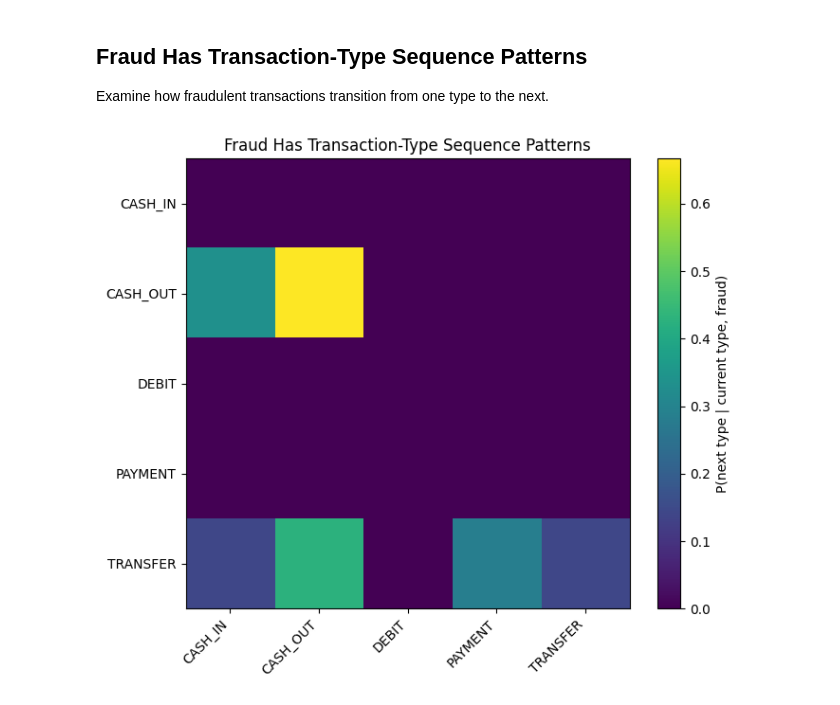
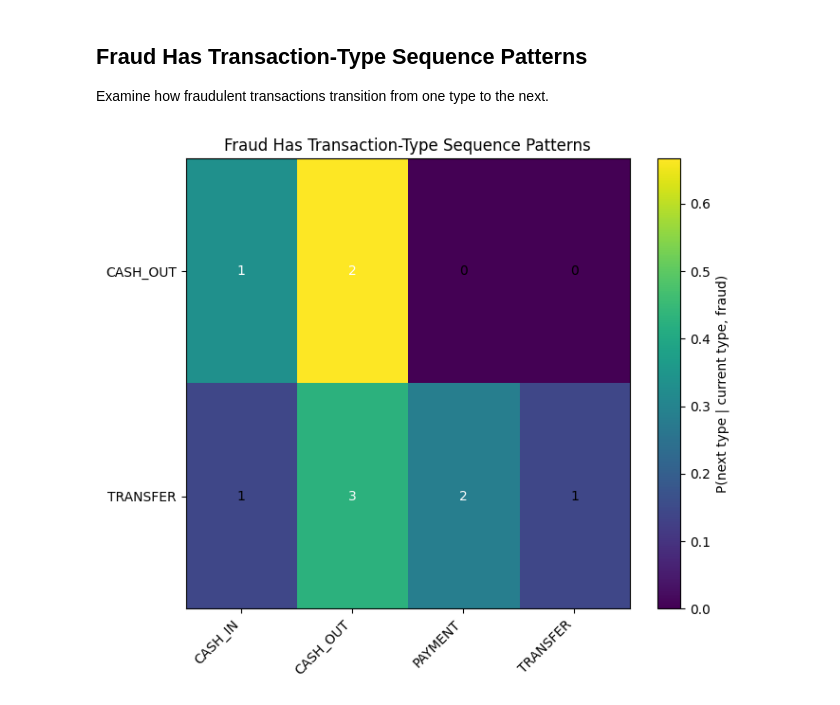
Before and after one commit to Victor-Daniel-M/aws-ans-c01, a Jupyter notebook: paysim_eda_notebook.ipynb, the cells around one changed output. Saved outputs shown, nothing was run; the diff lists cells and outputs as text; code cells hidden in the pictures.

```diff
--- a/paysim_eda_notebook.ipynb
+++ b/paysim_eda_notebook.ipynb
@@ -223,30 +223,36 @@ Examine how fraudulent transactions transition from one type to the next.
 # %%
 df_trans = df.sort_values(["nameOrig", "step"]).copy()
 df_trans["next_type"] = df_trans.groupby("nameOrig")["type"].shift(-1)
 df_trans = df_trans.dropna(subset=["next_type"])
 
 fraud_trans = df_trans[df_trans["isFraud"] == 1]
 
-types = sorted(df["type"].unique())
-
-fraud_matrix = (
-    pd.crosstab(
-        fraud_trans["type"],
-        fraud_trans["next_type"],
-        normalize="index"
-    )
-    .reindex(index=types, columns=types)
-    .fillna(0)
+fraud_counts = pd.crosstab(fraud_trans["type"], fraud_trans["next_type"])
+fraud_matrix = pd.crosstab(
+    fraud_trans["type"],
+    fraud_trans["next_type"],
+    normalize="index"
 )
 
-plt.figure(figsize=(7,6))
+row_labels = fraud_matrix.index.tolist()
+col_labels = fraud_matrix.columns.tolist()
+
+plt.figure(figsize=(7, 6))
 plt.imshow(fraud_matrix.values, aspect="auto")
 plt.title("Fraud Has Transaction-Type Sequence Patterns")
-plt.xticks(range(len(types)), types, rotation=45, ha="right")
-plt.yticks(range(len(types)), types)
+plt.xticks(range(len(col_labels)), col_labels, rotation=45, ha="right")
+plt.yticks(range(len(row_labels)), row_labels)
+
+for i, row in enumerate(row_labels):
+    for j, col in enumerate(col_labels):
+        pct = fraud_matrix.loc[row, col]
+        count = fraud_counts.loc[row, col]
+        text_color = "white" if pct >= 0.25 else "black"
+        plt.text(j, i, f"{count}", ha="center", va="center", color=text_color, fontsize=10)
+
 plt.colorbar(label="P(next type | current type, fraud)")
 plt.tight_layout()
 plt.savefig(f"{OUTDIR}/fraud_has_transaction_type_sequence_patterns.png", dpi=200)
 plt.show()
 # %% [output]
-[figure, old version]
+[figure, new version]
```
Also changed, not shown: 5 other files.
